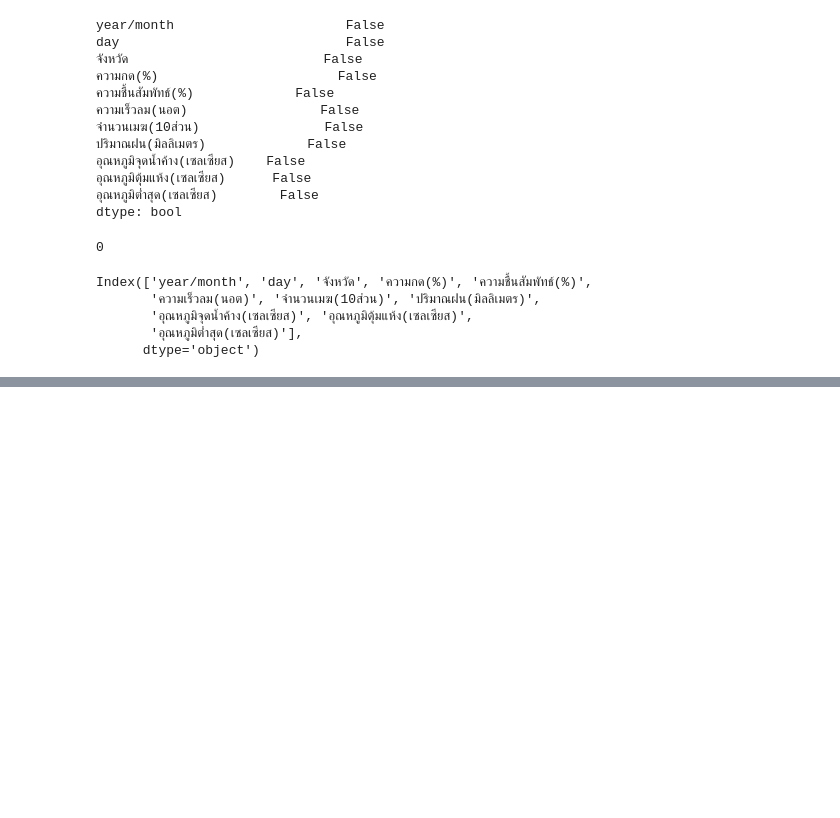
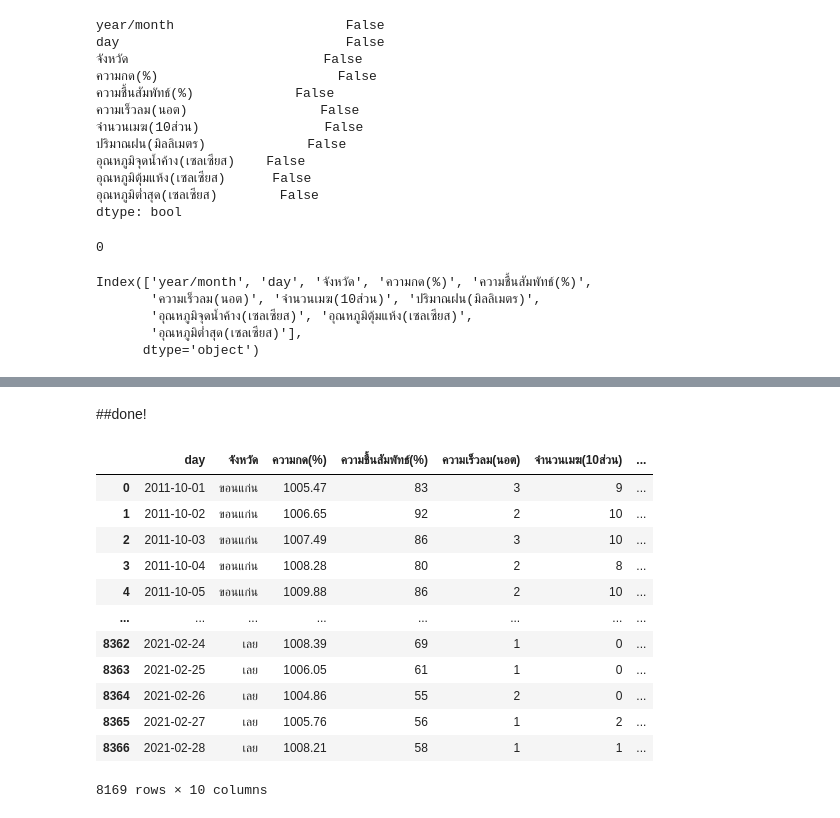
Before and after one commit to lapatradaa/BSC_DPDM23, a Jupyter notebook: midterm_bscdpdm23.ipynb, the cells around one changed output, grey strips where cells are left out. Cells and saved outputs as stored; diff of their text form; code cells hidden in the pictures; blank space fills up the shorter version.

```diff
--- a/midterm_bscdpdm23.ipynb
+++ b/midterm_bscdpdm23.ipynb
@@ -1964,0 +1965,5 @@ merged_df
+# %%
+merged_df['day'] = pd.to_datetime(merged_df['year/month'].astype(str) + '-' + merged_df['day'].astype(str), errors='coerce')
+# %%
+merged_df = merged_df.drop(['year/month'], axis=1)
+merged_df
@@ -1964,0 +1984,19 @@ merged_df
+# %% [markdown]
+##done!
+# %%
+table = merged_df.dropna(subset=['day'])
+table
+# %% [output]
+|  | day | จังหวัด | ความกด(%) | ความชื้นสัมพัทธ์(%) | ความเร็วลม(นอต) | จำนวนเมฆ(10ส่วน) | ... |
+| 0 | 2011-10-01 | ขอนแก่น | 1005.47 | 83 | 3 | 9 | ... |
+| 1 | 2011-10-02 | ขอนแก่น | 1006.65 | 92 | 2 | 10 | ... |
+| 2 | 2011-10-03 | ขอนแก่น | 1007.49 | 86 | 3 | 10 | ... |
+| 3 | 2011-10-04 | ขอนแก่น | 1008.28 | 80 | 2 | 8 | ... |
+| 4 | 2011-10-05 | ขอนแก่น | 1009.88 | 86 | 2 | 10 | ... |
+| ... | ... | ... | ... | ... | ... | ... | ... |
+| 8362 | 2021-02-24 | เลย | 1008.39 | 69 | 1 | 0 | ... |
+| 8363 | 2021-02-25 | เลย | 1006.05 | 61 | 1 | 0 | ... |
+| 8364 | 2021-02-26 | เลย | 1004.86 | 55 | 2 | 0 | ... |
+| 8365 | 2021-02-27 | เลย | 1005.76 | 56 | 1 | 2 | ... |
+| 8366 | 2021-02-28 | เลย | 1008.21 | 58 | 1 | 1 | ... |
+8169 rows × 10 columns
```
Also changed, not shown: parts of 2 cells of this notebook.
